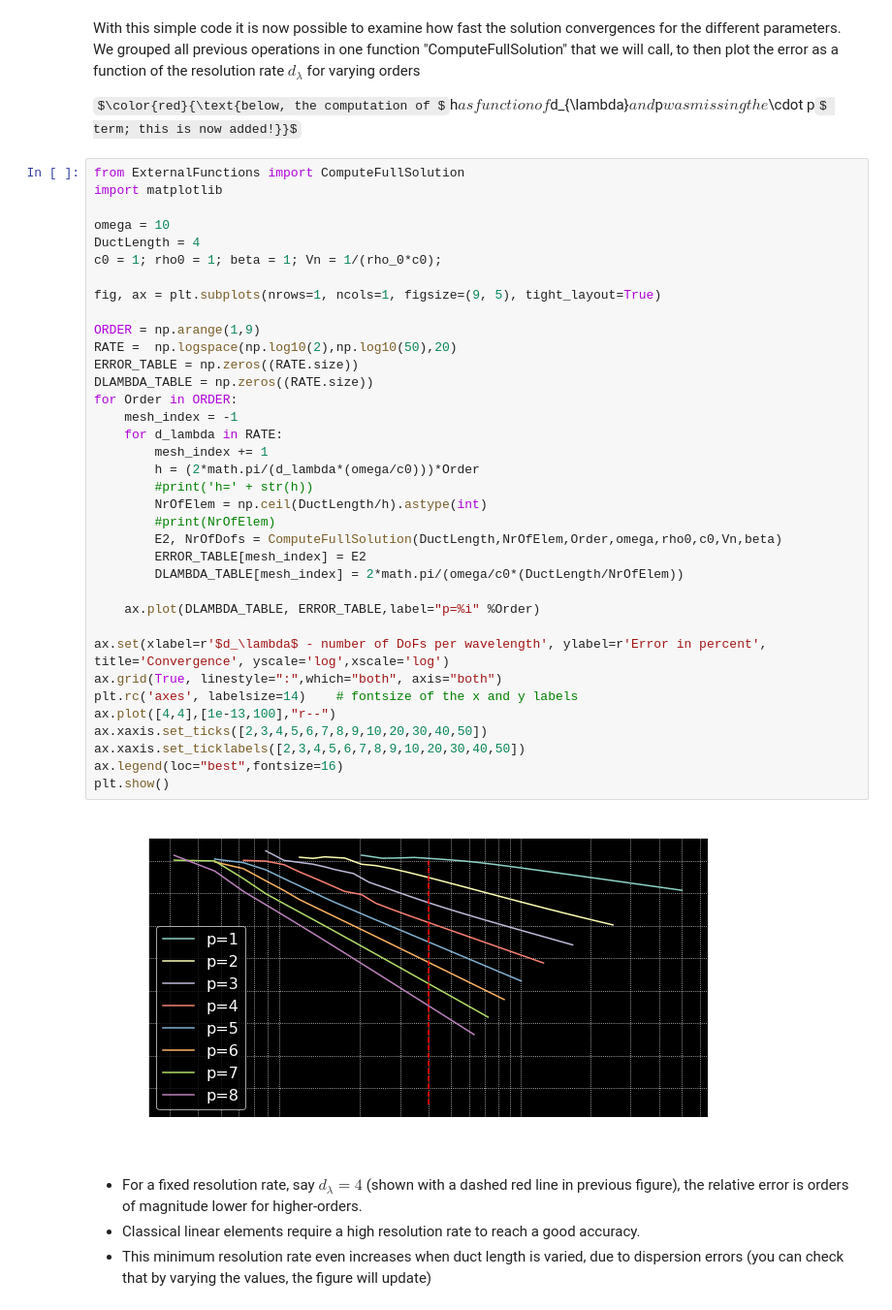
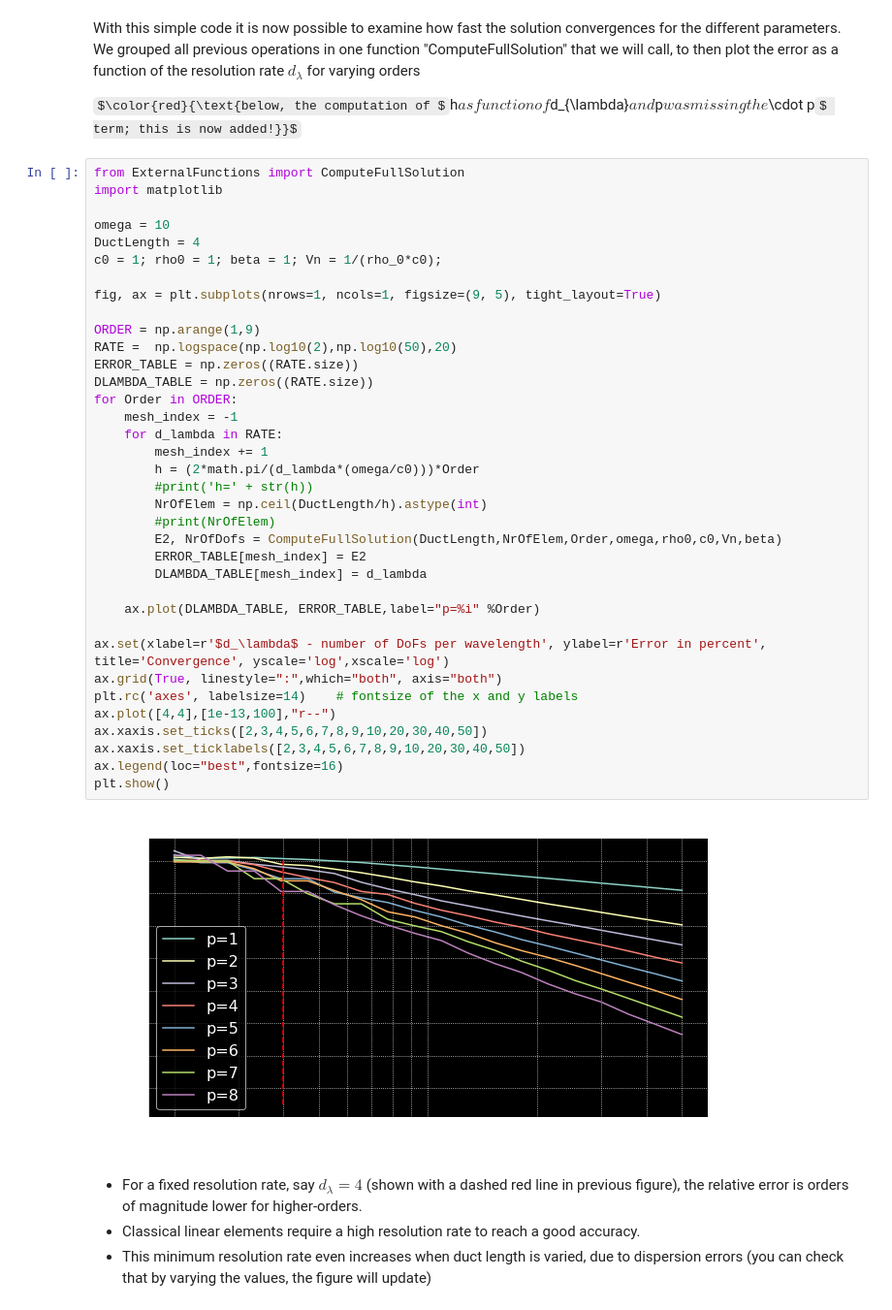
Before and after one commit to HadrienBeriot/Helmholtz_1D_HighOrder_FEM, a Jupyter notebook: Helmholtz_1D_pFEM.ipynb, the cells around one changed output. Shown at 97% size. Drawn from its saved outputs; the diff is of its cells as text; some formulas as TeX source.

```diff
--- a/Helmholtz_1D_pFEM.ipynb
+++ b/Helmholtz_1D_pFEM.ipynb
@@ -372,35 +372,35 @@ DuctLength = 4
 c0 = 1; rho0 = 1; beta = 1; Vn = 1/(rho_0*c0);
 
 fig, ax = plt.subplots(nrows=1, ncols=1, figsize=(9, 5), tight_layout=True)
 
 ORDER = np.arange(1,9)
 RATE =  np.logspace(np.log10(2),np.log10(50),20)
 ERROR_TABLE = np.zeros((RATE.size))
 DLAMBDA_TABLE = np.zeros((RATE.size))
 for Order in ORDER:
     mesh_index = -1
     for d_lambda in RATE:
         mesh_index += 1
         h = (2*math.pi/(d_lambda*(omega/c0)))*Order
         #print('h=' + str(h))
         NrOfElem = np.ceil(DuctLength/h).astype(int)
         #print(NrOfElem)
         E2, NrOfDofs = ComputeFullSolution(DuctLength,NrOfElem,Order,omega,rho0,c0,Vn,beta)
         ERROR_TABLE[mesh_index] = E2
-        DLAMBDA_TABLE[mesh_index] = 2*math.pi/(omega/c0*(DuctLength/NrOfElem))
+        DLAMBDA_TABLE[mesh_index] = d_lambda
 
     ax.plot(DLAMBDA_TABLE, ERROR_TABLE,label="p=%i" %Order)
 
 ax.set(xlabel=r'$d_\lambda$ - number of DoFs per wavelength', ylabel=r'Error in percent', title='Convergence', yscale='log',xscale='log')
 ax.grid(True, linestyle=":",which="both", axis="both")
 plt.rc('axes', labelsize=14)    # fontsize of the x and y labels
 ax.plot([4,4],[1e-13,100],"r--")
 ax.xaxis.set_ticks([2,3,4,5,6,7,8,9,10,20,30,40,50])
 ax.xaxis.set_ticklabels([2,3,4,5,6,7,8,9,10,20,30,40,50])
 ax.legend(loc="best",fontsize=16)
 plt.show()
 # %% [output]
-[figure, old version]
+[figure, new version]
 # %% [markdown]
 - For a fixed resolution rate, say $d_\lambda =4$ (shown with a dashed red line in previous figure), the relative error is orders of magnitude lower for higher-orders.
 - Classical linear elements require a high resolution rate to reach a good accuracy.
```
Also changed, not shown: parts of 1 cell of this notebook, 2 other files.
